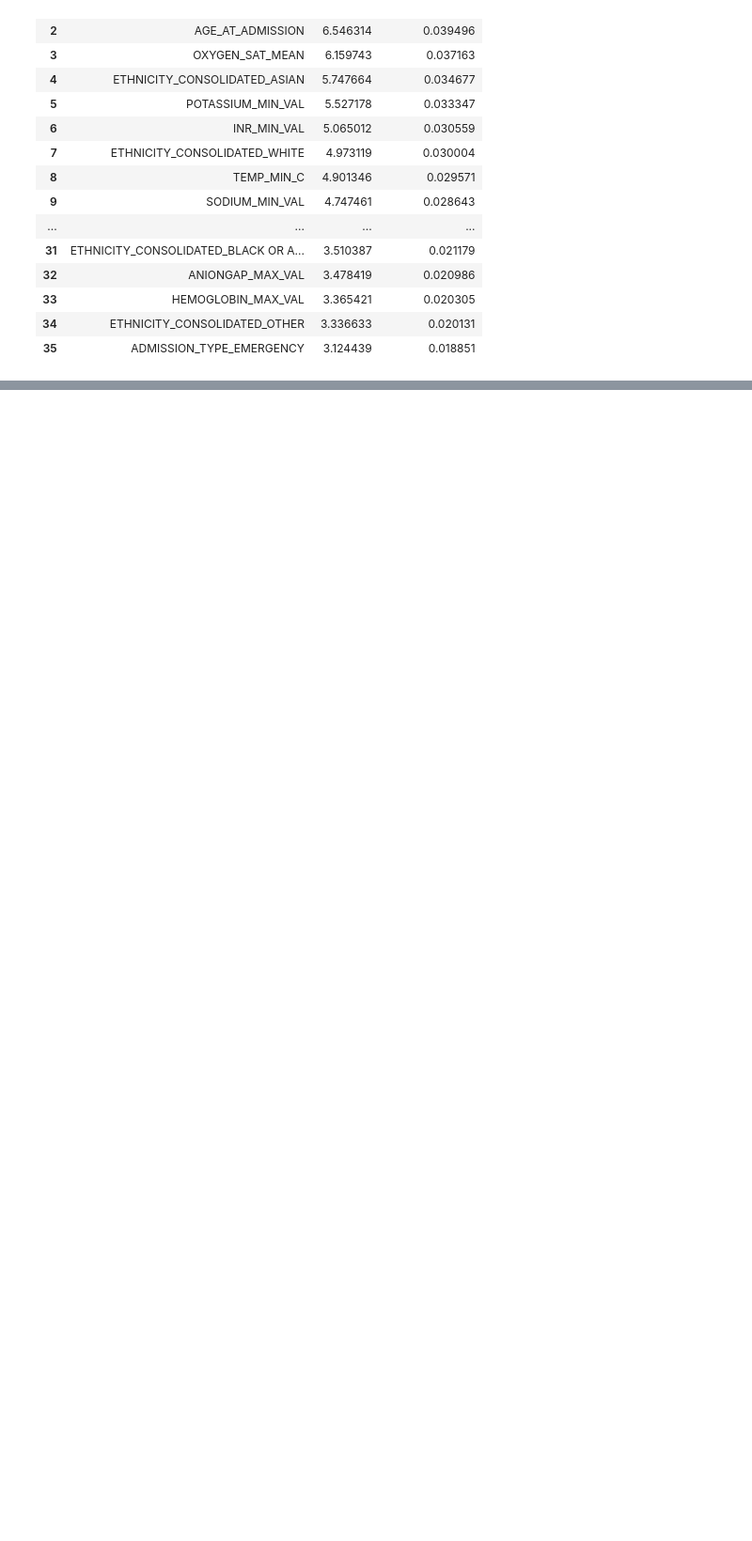
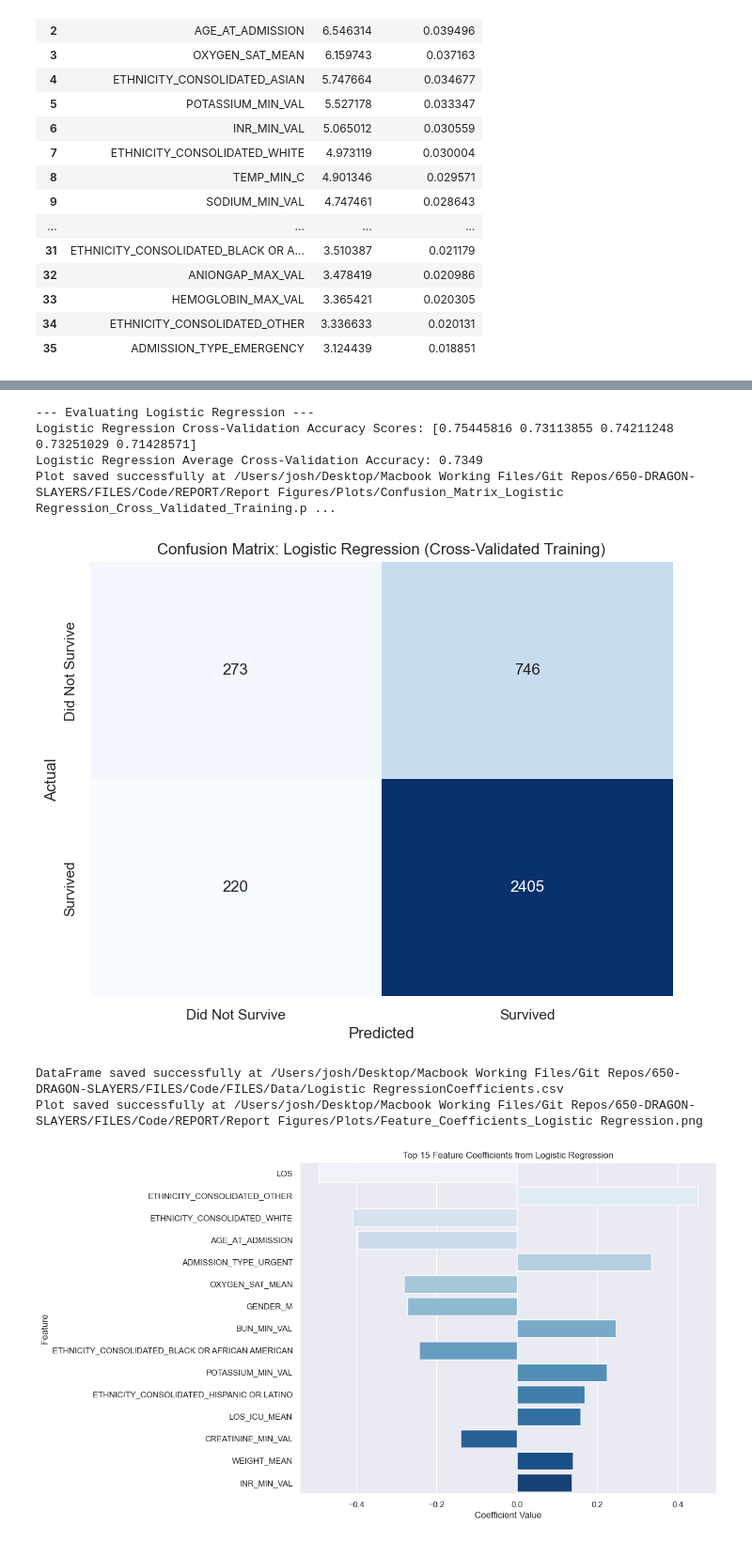
Before and after one commit to Musiik-fn/650-DRAGON-SLAYERS, a Jupyter notebook: FILES/Code/650Models.ipynb, the cells around one changed output, grey strips where cells are left out. Shown at 94% size. Saved outputs shown, nothing was run; the diff lists cells and outputs as text; code cells hidden in the pictures; blank space fills up the shorter version.

Commit message:
Code refactoring to make model evaluation modular through functions. Report figures added for model eval

```diff
--- a/FILES/Code/650Models.ipynb
+++ b/FILES/Code/650Models.ipynb
@@ -920,0 +615,65 @@ plt.show()
+# %%
+# Initialize a dictionary to store metrics for each model
+model_metrics = {}
+
+# Define the directories
+data_directory = Path('FILES') / 'Data'  # Directory for CSVs
+plot_directory = Path('REPORT') / 'Report Figures' / 'Plots'  # Directory for Plots
+
+# Create directories if they don't exist
+data_directory.mkdir(parents=True, exist_ok=True)
+plot_directory.mkdir(parents=True, exist_ok=True)
+
+# Evaluate Logistic Regression
+lr_metrics = evaluate_model(
+    model=log_reg,
+    model_name='Logistic Regression',
+    X_train=X_train_scaled,
+    y_train=y_train,
+    X_test=X_test_scaled,
+    y_test=y_test,
+    color=model_colors['Logistic Regression'],
+    data_directory=data_directory,
+    plot_directory=plot_directory,
+    kf=kf  # Passed kf as an argument
+)
+model_metrics['Logistic Regression'] = lr_metrics
+
+# Evaluate Random Forest
+rf_metrics = evaluate_model(
+    model=rf,
+    model_name='Random Forest',
+    X_train=X_train_scaled,
+    y_train=y_train,
+    X_test=X_test_scaled,
+    y_test=y_test,
+    color=model_colors['Random Forest'],
+    data_directory=data_directory,
+    plot_directory=plot_directory,
+    kf=kf  # Passed kf as an argument
+)
+model_metrics['Random Forest'] = rf_metrics
+
+# Evaluate XGBoost with Specified Hyperparameters
+xgb_metrics = evaluate_model(
+    model=best_xgb,
+    model_name='XGBoost',
+    X_train=X_train_scaled,
+    y_train=y_train,
+    X_test=X_test_scaled,
+    y_test=y_test,
+    color=model_colors['XGBoost'],
+    data_directory=data_directory,
+    plot_directory=plot_directory,
+    kf=kf  # Passed kf as an argument
+)
+model_metrics['XGBoost'] = xgb_metrics
+# %% [output]
+--- Evaluating Logistic Regression ---
+Logistic Regression Cross-Validation Accuracy Scores: [0.75445816 0.73113855 0.74211248 0.73251029 0.71428571]
+Logistic Regression Average Cross-Validation Accuracy: 0.7349
+Plot saved successfully at /Users/josh/Desktop/Macbook Working Files/Git Repos/650-DRAGON-SLAYERS/FILES/Code/REPORT/Report Figures/Plots/Confusion_Matrix_Logistic Regression_Cross_Validated_Training.p ...
+[figure, added]
+DataFrame saved successfully at /Users/josh/Desktop/Macbook Working Files/Git Repos/650-DRAGON-SLAYERS/FILES/Code/FILES/Data/Logistic RegressionCoefficients.csv
+Plot saved successfully at /Users/josh/Desktop/Macbook Working Files/Git Repos/650-DRAGON-SLAYERS/FILES/Code/REPORT/Report Figures/Plots/Feature_Coefficients_Logistic Regression.png
+[figure, added]
```
Also changed, not shown: parts of 17 cells of this notebook, 26 other files.
